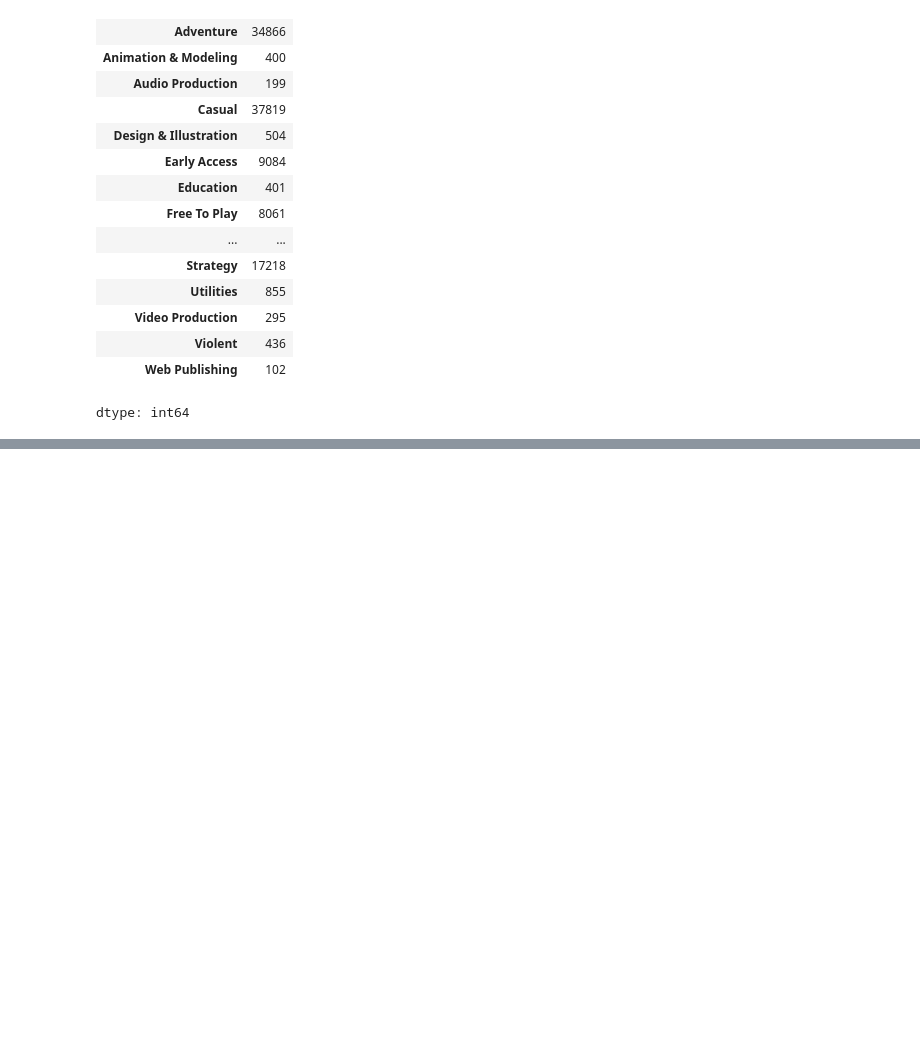
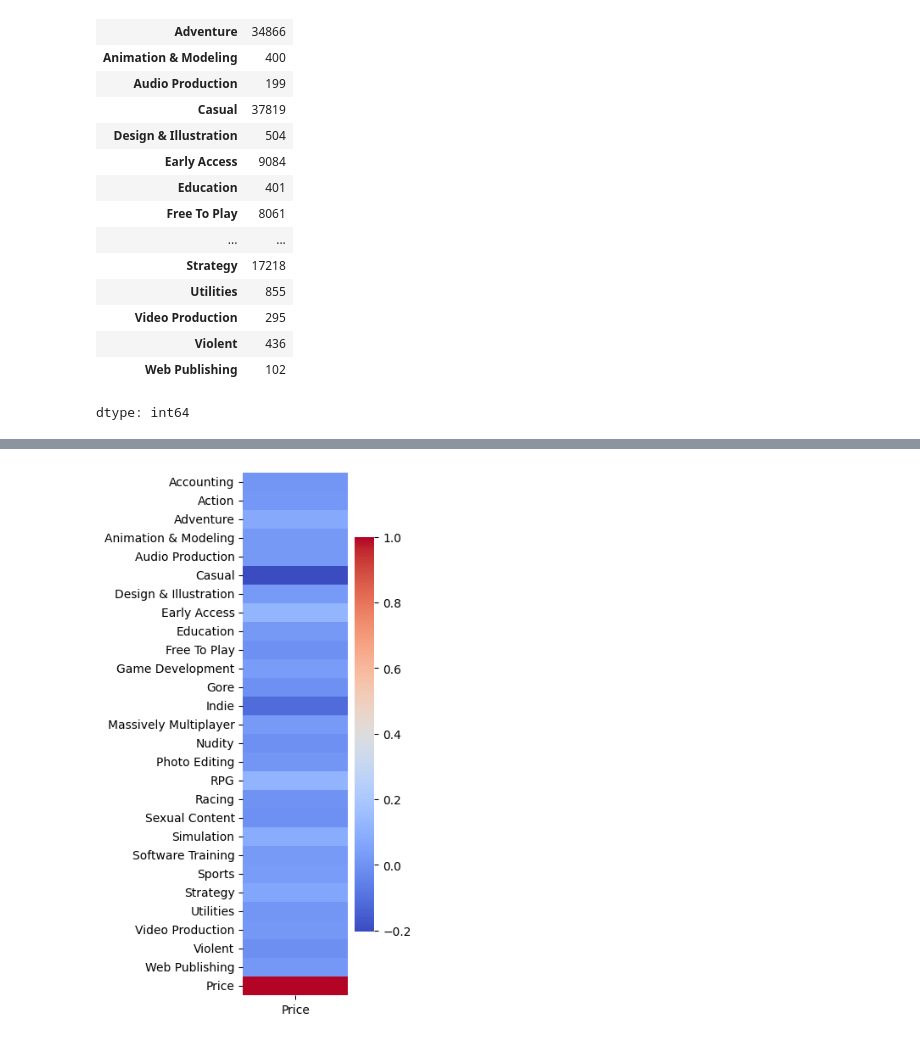
Before and after one commit to adamledet/itds-project-2025, a Jupyter notebook: Data_Science_Project.ipynb, the cells around one changed output, grey strips where cells are left out. Cells and saved outputs as stored; diff of their text form; code cells hidden in the pictures; blank space fills up the shorter version.

```diff
--- a/Data_Science_Project.ipynb
+++ b/Data_Science_Project.ipynb
@@ -746,0 +475,4 @@ To-Do for Milestone 3:
+# %%
+# Removing 'free-to-play' games from the listing as well as games above $25
+df_edited = df[((df["Price"] > 0) & (df["Price"] < 25))].copy()
+df_edited
@@ -746,0 +493,16 @@ To-Do for Milestone 3:
+# %%
+genres_edited = df_edited["Genres"].str.get_dummies(sep=',')
+genres_edited=genres_edited.astype(int)
+trainData, testData, trainLabel, testLabel = train_test_split(genres_edited, df_edited["Price"], test_size=0.2)
+# %%
+# Genres
+genres_edited_trim = genres_edited.copy()
+genres_edited_trim = genres_edited_trim.drop(columns=["360 Video", "Documentary", "Episodic", "Movie", "Short", "Tutorial"])# Drop genres that were special outliers
+genres_edited_trim = genres_edited_trim.join(df_edited["Price"])
+genres_edited_corr = genres_edited_trim.corr()
+
+plt.subplots(figsize=(2,8))
+sns.heatmap(genres_edited_corr[["Price"]], cmap='coolwarm')
+plt.show()
+# %% [output]
+[figure, added]
```
Also changed, not shown: parts of 59 cells of this notebook, 1 other file.
